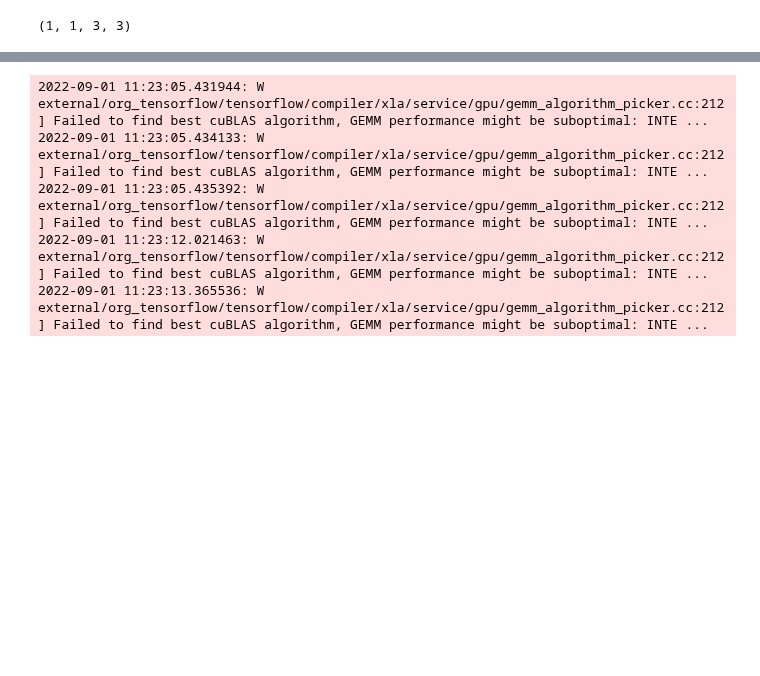
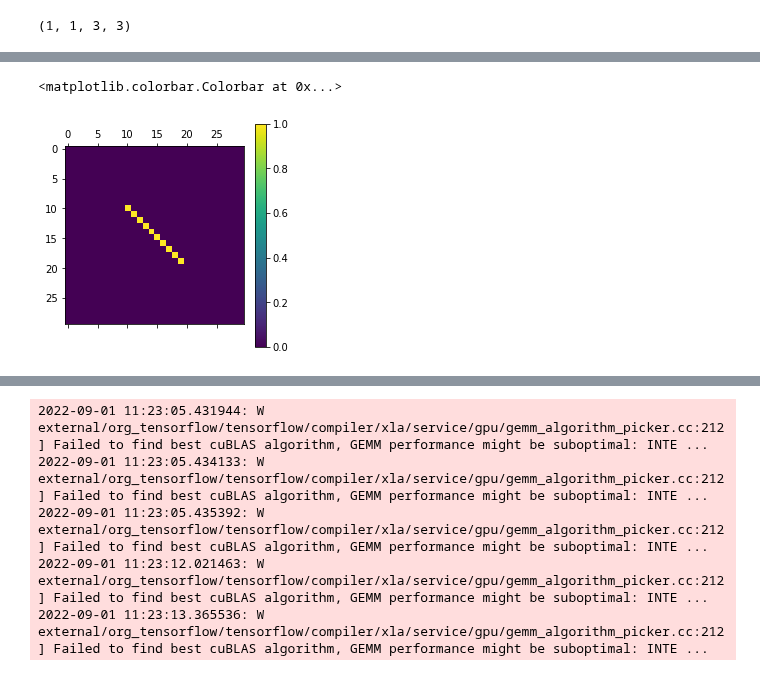
Before and after one commit to jecampagne/ML-toys, a Jupyter notebook: MNIST_whyCNN.ipynb, the cells around one changed output, grey strips where cells are left out. Cells and saved outputs as stored; diff of their text form; code cells hidden in the pictures; blank space fills up the shorter version.

```diff
--- a/MNIST_whyCNN.ipynb
+++ b/MNIST_whyCNN.ipynb
@@ -1080,0 +1095,14 @@ for (i, j), z in np.ndenumerate(y.squeeze()):
+# %%
+x=jnp.zeros(shape=(30,30))
+for i in range(10):
+  x=x.at[i+10,i+10].set(1)
+x1 = jnp.roll(x, 1, axis=1)
+
+y = test(params,x[jnp.newaxis,jnp.newaxis])
+y1 = test(params,x1[jnp.newaxis,jnp.newaxis])
+# %%
+plt.matshow(x.squeeze())
+plt.colorbar()
+# %% [output]
+<matplotlib.colorbar.Colorbar at 0x...>
+[figure, added]
```
Also changed, not shown: parts of 10 cells of this notebook.
